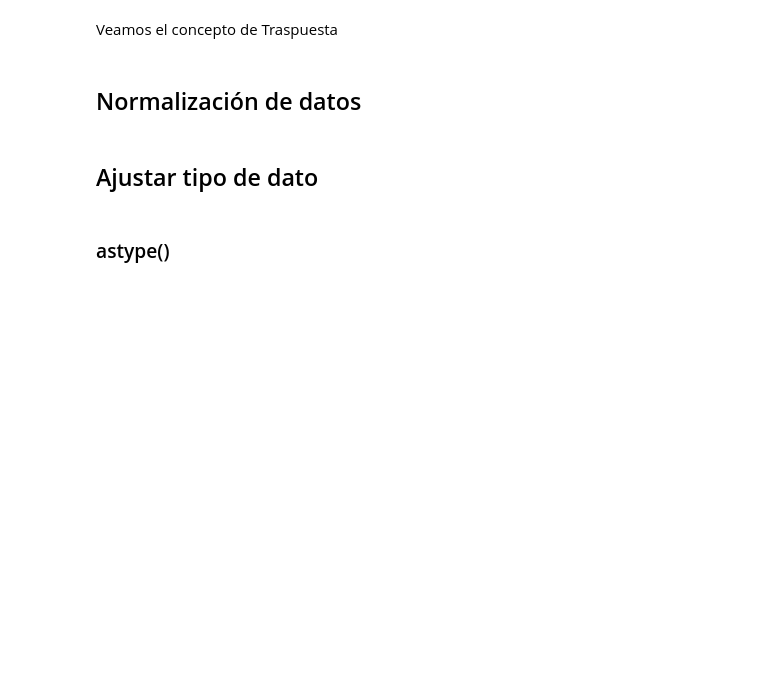
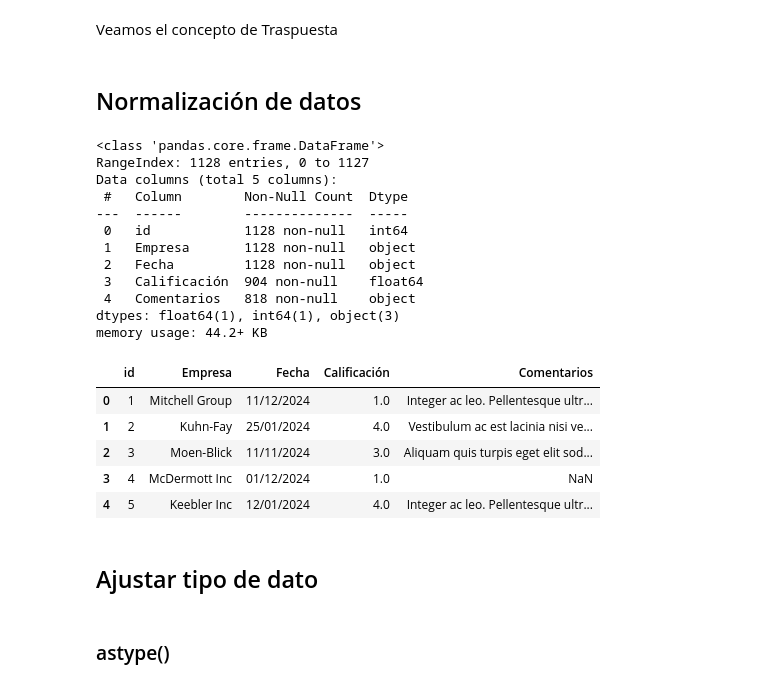
Before and after one commit to wvelazquez7/TT-2C2025-Data-Analitycs-Notebooks, a Jupyter notebook: Clase_5/Clase_05_NB1.ipynb, the cells around one changed output. Cells and saved outputs as stored; diff of their text form; code cells hidden in the pictures; blank space fills up the shorter version.

```diff
--- a/Clase_5/Clase_05_NB1.ipynb
+++ b/Clase_5/Clase_05_NB1.ipynb
@@ -94,0 +123,4 @@ df_netflix.duplicated().sum()
+# %%
+df_satis.drop_duplicates(subset=["Empresa"], inplace=True, ignore_index=True) # pueden usar el inplace para sobrescribir el dataframe
+df_satis_pp1 = df_satis.drop_duplicates(subset=["Empresa"], inplace=True, ignore_index=True) # O guardarlo en otra variable
+df_satis.info()
@@ -232,3 +307,25 @@ print("\nTranspuesta:")
 print(df.T)
 # %% [markdown]
 ## Normalización de datos
+# %%
+df_satis.info()
+df_satis.head()
+# %% [output]
+<class 'pandas.core.frame.DataFrame'>
+RangeIndex: 1128 entries, 0 to 1127
+Data columns (total 5 columns):
+ #   Column        Non-Null Count  Dtype
+---  ------        --------------  -----
+ 0   id            1128 non-null   int64
+ 1   Empresa       1128 non-null   object
+ 2   Fecha         1128 non-null   object
+ 3   Calificación  904 non-null    float64
+ 4   Comentarios   818 non-null    object
+dtypes: float64(1), int64(1), object(3)
+memory usage: 44.2+ KB
+|  | id | Empresa | Fecha | Calificación | Comentarios |
+| 0 | 1 | Mitchell Group | 11/12/2024 | 1.0 | Integer ac leo. Pellentesque ultr... |
+| 1 | 2 | Kuhn-Fay | 25/01/2024 | 4.0 | Vestibulum ac est lacinia nisi ve... |
+| 2 | 3 | Moen-Blick | 11/11/2024 | 3.0 | Aliquam quis turpis eget elit sod... |
+| 3 | 4 | McDermott Inc | 01/12/2024 | 1.0 | NaN |
+| 4 | 5 | Keebler Inc | 12/01/2024 | 4.0 | Integer ac leo. Pellentesque ultr... |
```
Also changed, not shown: parts of 50 cells of this notebook, 2 other files.
